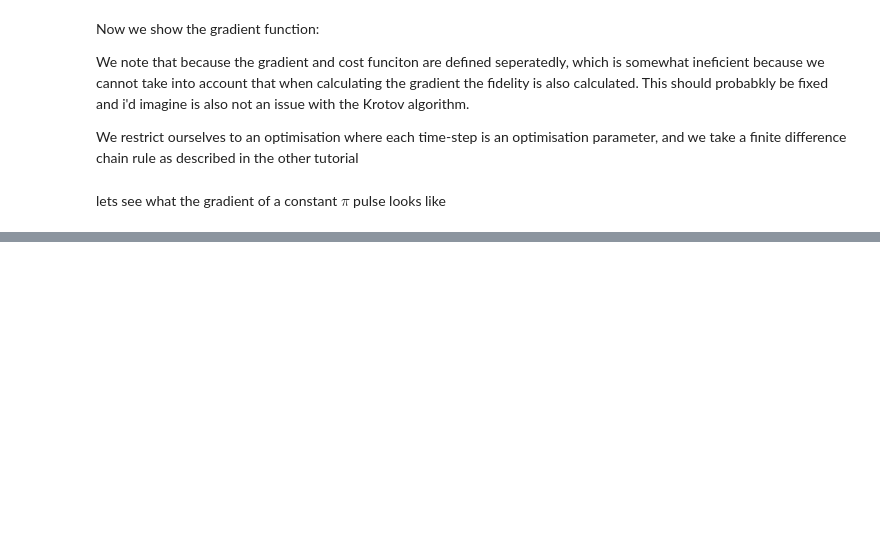
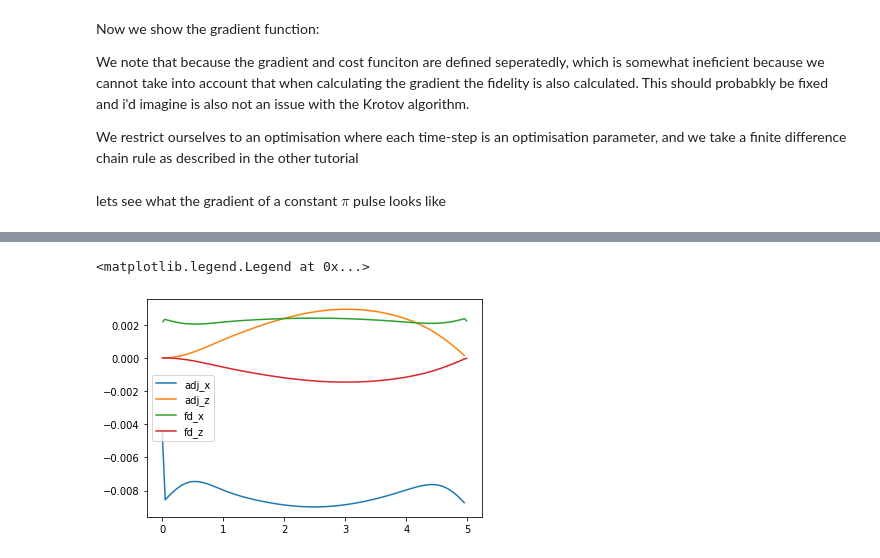
Before and after one commit to tempoCollaboration/OQuPy, a Jupyter notebook: tutorials/gradient_based_optimisation.ipynb, the cells around one changed output, grey strips where cells are left out. Saved outputs shown, nothing was run; the diff lists cells and outputs as text; code cells hidden in the pictures; blank space fills up the shorter version.

```diff
--- a/tutorials/gradient_based_optimisation.ipynb
+++ b/tutorials/gradient_based_optimisation.ipynb
@@ -259,0 +353,14 @@ plt.show()
+# %%
+
+deriv_array_x = np.load('deriv_array_x.npy')
+deriv_array_z = np.load('deriv_array_z.npy')
+plt.plot(expval_times,deriv_array_x.real,label='adj_x')
+plt.plot(expval_times,deriv_array_z.real,label='adj_z')
+
+plt.plot(dprop_dpram_times,total_derivs_x.real,label='fd_x')
+plt.plot(dprop_dpram_times,total_derivs_z.real,label='fd_z')
+
+plt.legend()
+# %% [output]
+<matplotlib.legend.Legend at 0x...>
+[figure, added]
```
Also changed, not shown: parts of 15 cells of this notebook, 2 other files.
